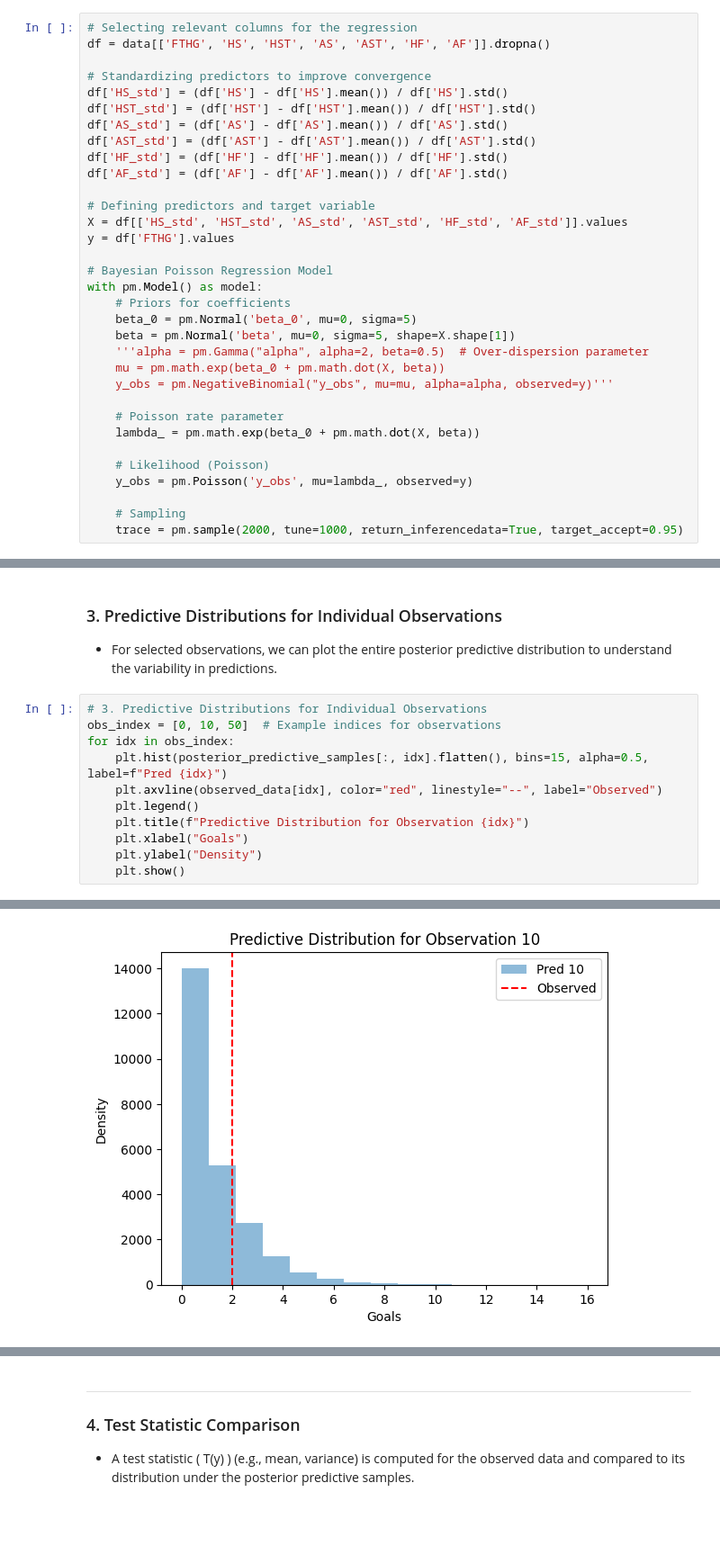
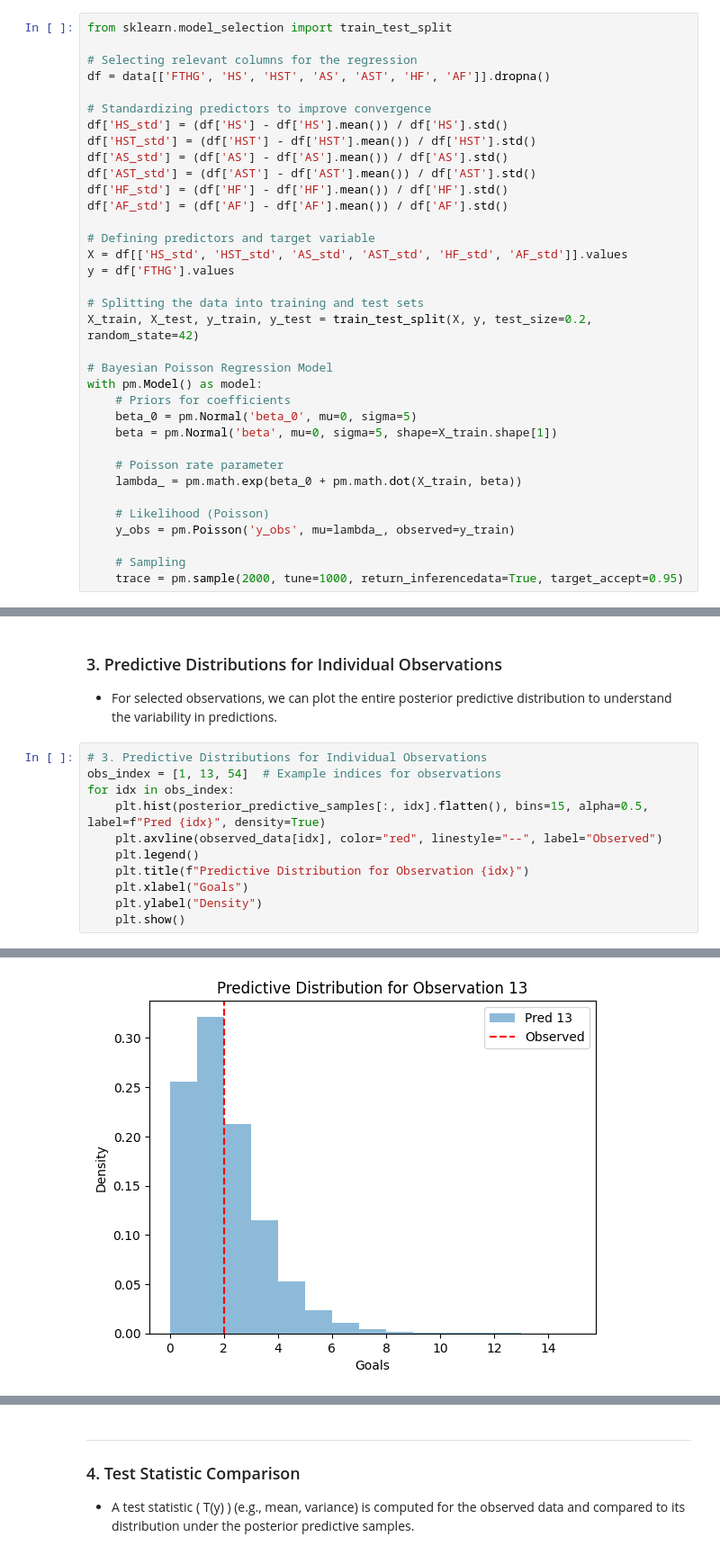
Before and after one commit to tommasosommaruga/Bayesian_proj, a Jupyter notebook: PROJ_GOOD/4_Regression_2.ipynb, the cells around one changed output, grey strips where cells are left out. Shown: that part at 90% size. Drawn from its saved outputs; the diff is of its cells as text; blank space fills up the shorter version.

```diff
--- a/PROJ_GOOD/4_Regression_2.ipynb
+++ b/PROJ_GOOD/4_Regression_2.ipynb
@@ -85,6 +83,8 @@ This regression aims to estimate the **expected number of goals scored by the ho
 3. **Scalability**:
    - Can be extended to include other predictors (e.g., weather, crowd size).
 # %%
+from sklearn.model_selection import train_test_split
+
 # Selecting relevant columns for the regression
 df = data[['FTHG', 'HS', 'HST', 'AS', 'AST', 'HF', 'AF']].dropna()
 
@@ -100,20 +100,20 @@ df['AF_std'] = (df['AF'] - df['AF'].mean()) / df['AF'].std()
 X = df[['HS_std', 'HST_std', 'AS_std', 'AST_std', 'HF_std', 'AF_std']].values
 y = df['FTHG'].values
 
+# Splitting the data into training and test sets
+X_train, X_test, y_train, y_test = train_test_split(X, y, test_size=0.2, random_state=42)
+
 # Bayesian Poisson Regression Model
 with pm.Model() as model:
     # Priors for coefficients
     beta_0 = pm.Normal('beta_0', mu=0, sigma=5)
-    beta = pm.Normal('beta', mu=0, sigma=5, shape=X.shape[1])
-    '''alpha = pm.Gamma("alpha", alpha=2, beta=0.5)  # Over-dispersion parameter
-    mu = pm.math.exp(beta_0 + pm.math.dot(X, beta))
-    y_obs = pm.NegativeBinomial("y_obs", mu=mu, alpha=alpha, observed=y)'''
+    beta = pm.Normal('beta', mu=0, sigma=5, shape=X_train.shape[1])
 
     # Poisson rate parameter
-    lambda_ = pm.math.exp(beta_0 + pm.math.dot(X, beta))
+    lambda_ = pm.math.exp(beta_0 + pm.math.dot(X_train, beta))
 
     # Likelihood (Poisson)
-    y_obs = pm.Poisson('y_obs', mu=lambda_, observed=y)
+    y_obs = pm.Poisson('y_obs', mu=lambda_, observed=y_train)
 
     # Sampling
     trace = pm.sample(2000, tune=1000, return_inferencedata=True, target_accept=0.95)
@@ -273,9 +273,9 @@ The model performs well for common outcomes (0 to 3 goals) but shows limitations
 - For selected observations, we can plot the entire posterior predictive distribution to understand the variability in predictions.
 # %%
 # 3. Predictive Distributions for Individual Observations
-obs_index = [0, 10, 50]  # Example indices for observations
+obs_index = [1, 13, 54]  # Example indices for observations
 for idx in obs_index:
-    plt.hist(posterior_predictive_samples[:, idx].flatten(), bins=15, alpha=0.5, label=f"Pred {idx}")
+    plt.hist(posterior_predictive_samples[:, idx].flatten(), bins=15, alpha=0.5, label=f"Pred {idx}", density=True)
     plt.axvline(observed_data[idx], color="red", linestyle="--", label="Observed")
     plt.legend()
     plt.title(f"Predictive Distribution for Observation {idx}")
@@ -287 +287 @@ for idx in obs_index:
-[figure, old version]
+[figure, new version]
```
Also changed, not shown: parts of 13 cells of this notebook, 4 other files.
